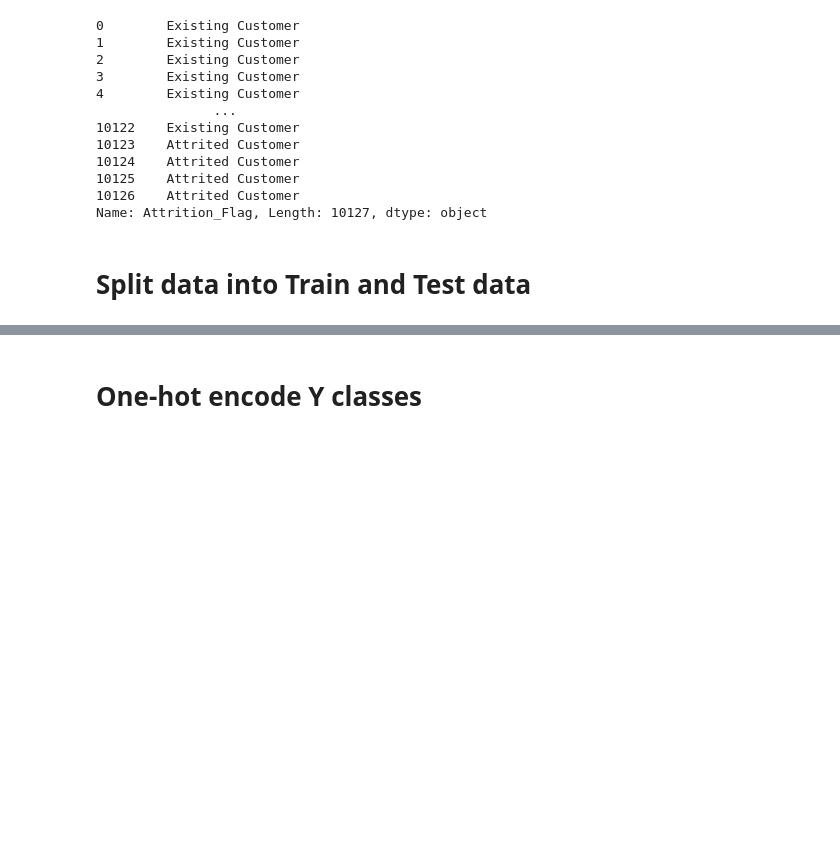
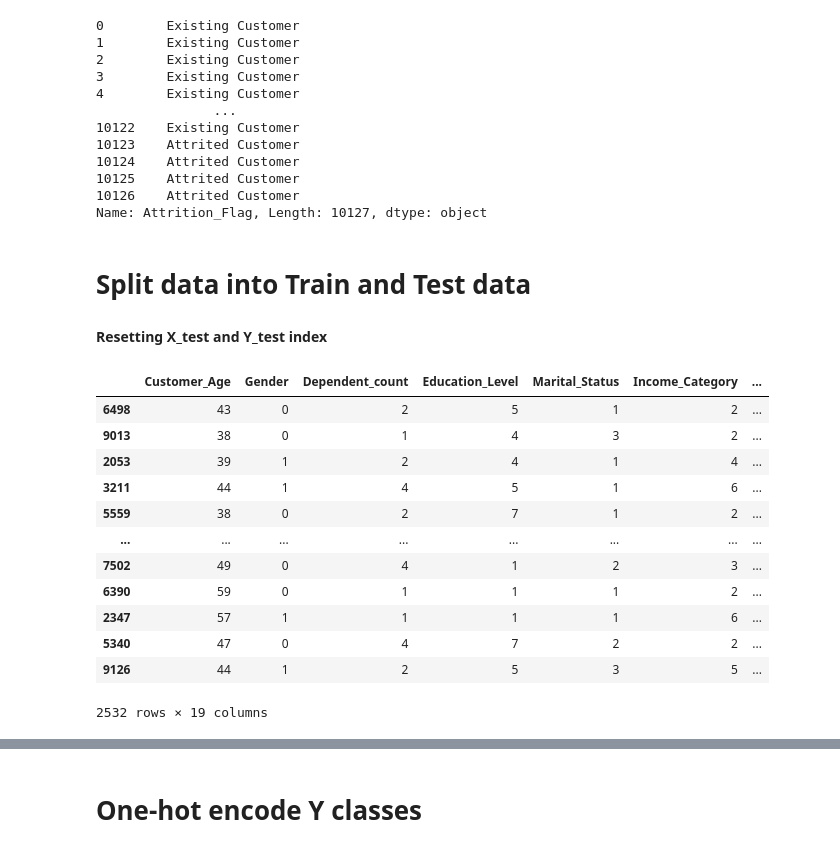
Before and after one commit to jMacProd/Machine-Learning-Credit-Card-Churn, a Jupyter notebook: 03 Feature Engineering/02 Feature Engineering - X-Y split - Y One-Hot Encoding - Train-Test Split - Scaling X Training Data.ipynb, the cells around one changed output, grey strips where cells are left out. Drawn from its saved outputs; the diff is of its cells as text; code cells hidden in the pictures; blank space fills up the shorter version.

```diff
--- a/03 Feature Engineering/02 Feature Engineering - X-Y split - Y One-Hot Encoding - Train-Test Split - Scaling X Training Data.ipynb
+++ b/03 Feature Engineering/02 Feature Engineering - X-Y split - Y One-Hot Encoding - Train-Test Split - Scaling X Training Data.ipynb
@@ -75,3 +75,21 @@ from tensorflow.keras.utils import to_categorical
 #Define split
 X_train, X_test, y_train, y_test = train_test_split(
     X, y, random_state=1)
+# %% [markdown]
+**Resetting X_test and Y_test index**
+# %%
+X_test[:5]
+# %% [output]
+|  | Customer_Age | Gender | Dependent_count | Education_Level | Marital_Status | Income_Category | ... |
+| 6498 | 43 | 0 | 2 | 5 | 1 | 2 | ... |
+| 9013 | 38 | 0 | 1 | 4 | 3 | 2 | ... |
+| 2053 | 39 | 1 | 2 | 4 | 1 | 4 | ... |
+| 3211 | 44 | 1 | 4 | 5 | 1 | 6 | ... |
+| 5559 | 38 | 0 | 2 | 7 | 1 | 2 | ... |
+| ... | ... | ... | ... | ... | ... | ... | ... |
+| 7502 | 49 | 0 | 4 | 1 | 2 | 3 | ... |
+| 6390 | 59 | 0 | 1 | 1 | 1 | 2 | ... |
+| 2347 | 57 | 1 | 1 | 1 | 1 | 6 | ... |
+| 5340 | 47 | 0 | 4 | 7 | 2 | 2 | ... |
+| 9126 | 44 | 1 | 2 | 5 | 3 | 5 | ... |
+2532 rows × 19 columns
```
Also changed, not shown: parts of 6 cells of this notebook, 1 other file.
